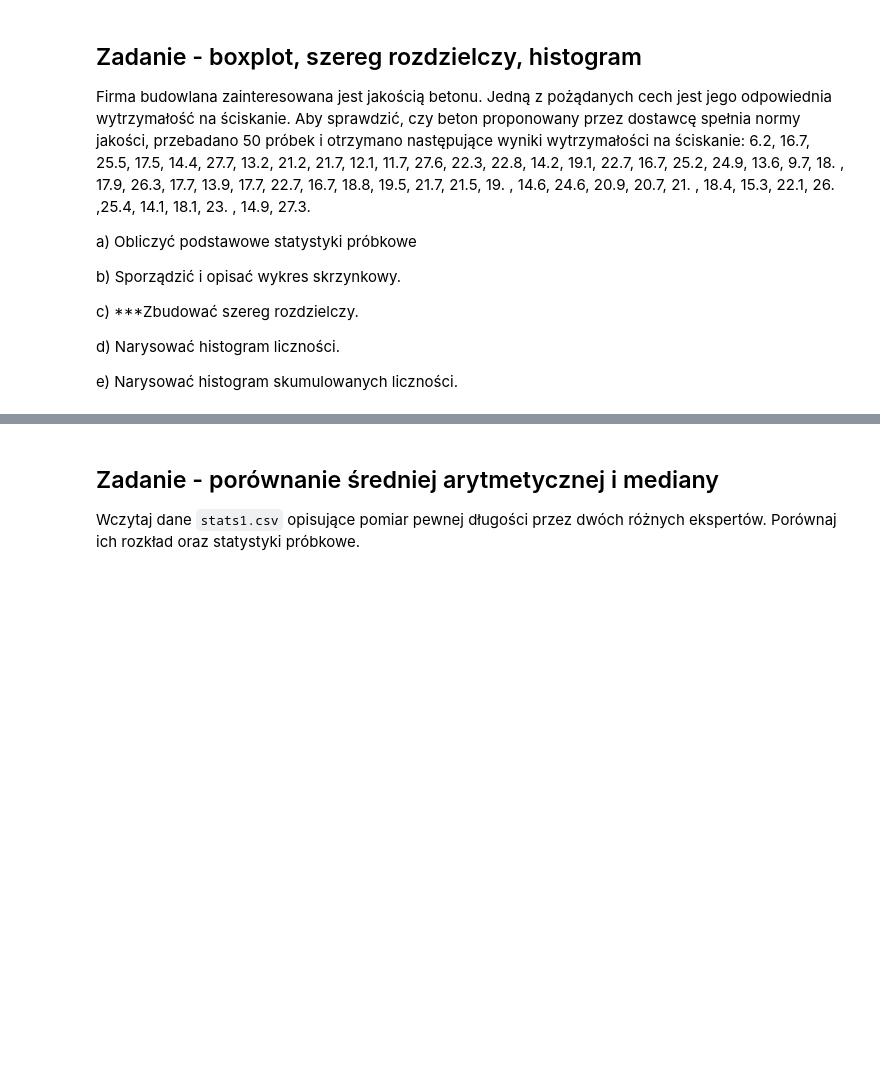
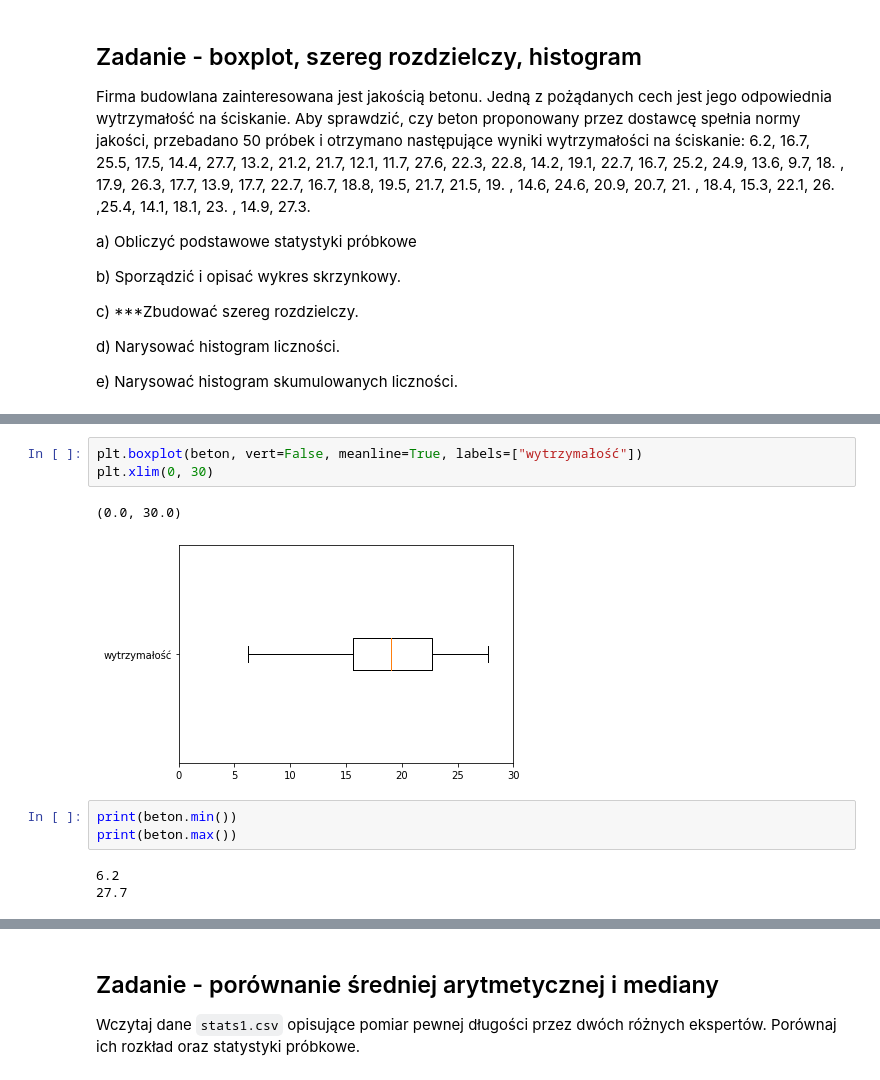
Before and after one commit to mdabrowski-phd/ds250223_stat, a Jupyter notebook: 01_statystyka_opisowa/01_statystyki_opisowe.ipynb, the cells around one changed output, grey strips where cells are left out. Saved outputs shown, nothing was run; the diff lists cells and outputs as text; blank space fills up the shorter version.

```diff
--- a/01_statystyka_opisowa/01_statystyki_opisowe.ipynb
+++ b/01_statystyka_opisowa/01_statystyki_opisowe.ipynb
@@ -71,0 +125,12 @@ e) Narysować histogram skumulowanych liczności.
+# %%
+plt.boxplot(beton, vert=False, meanline=True, labels=["wytrzymałość"])
+plt.xlim(0, 30)
+# %% [output]
+(0.0, 30.0)
+[figure, added]
+# %%
+print(beton.min())
+print(beton.max())
+# %% [output]
+6.2
+27.7
```
Also changed, not shown: parts of 48 cells of this notebook, 1 other file.
